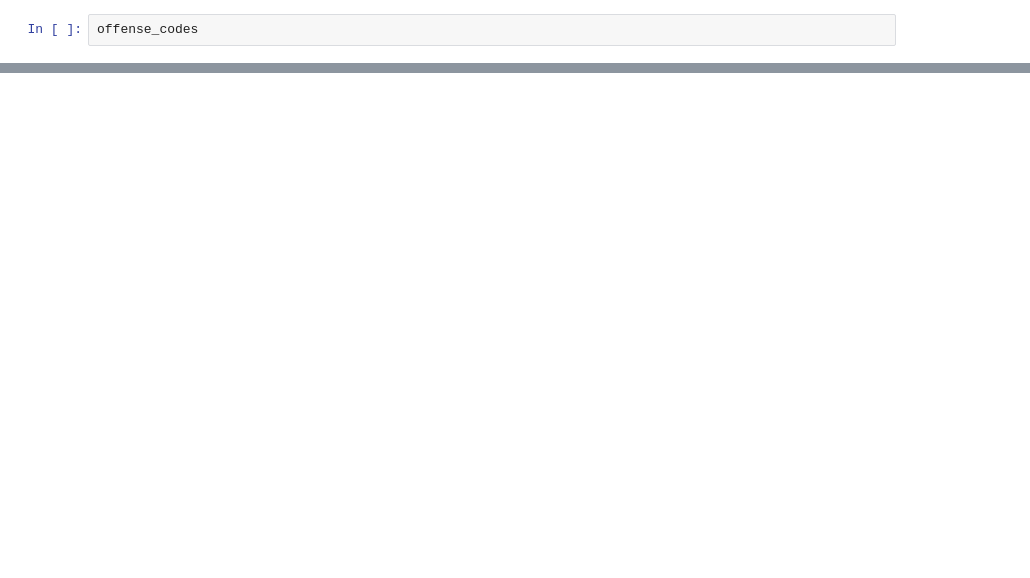
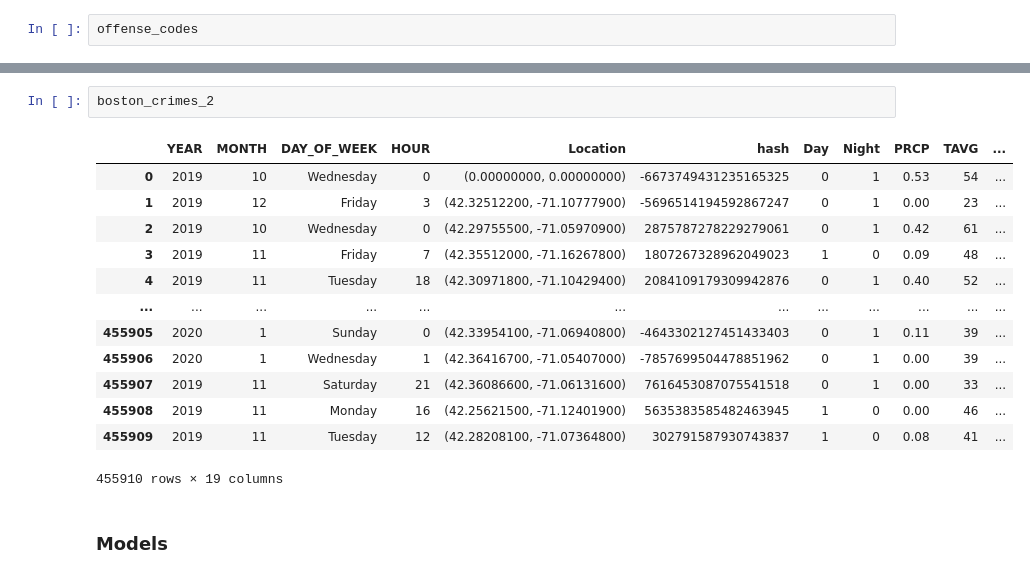
Before and after one commit to pabloazevedo/PortifolioDS, a Jupyter notebook: Boston Crimes.ipynb, the cells around one changed output, grey strips where cells are left out. Drawn from its saved outputs; the diff is of its cells as text; blank space fills up the shorter version.

Commit message:
Add features
Add features
Model build
Clustering

```diff
--- a/Boston Crimes.ipynb
+++ b/Boston Crimes.ipynb
@@ -357,0 +374,18 @@ offense_codes
+# %%
+boston_crimes_2
+# %% [output]
+|  | YEAR | MONTH | DAY_OF_WEEK | HOUR | Location | hash | Day | Night | PRCP | TAVG | ... |
+| 0 | 2019 | 10 | Wednesday | 0 | (0.00000000, 0.00000000) | -6673749431235165325 | 0 | 1 | 0.53 | 54 | ... |
+| 1 | 2019 | 12 | Friday | 3 | (42.32512200, -71.10777900) | -5696514194592867247 | 0 | 1 | 0.00 | 23 | ... |
+| 2 | 2019 | 10 | Wednesday | 0 | (42.29755500, -71.05970900) | 2875787278229279061 | 0 | 1 | 0.42 | 61 | ... |
+| 3 | 2019 | 11 | Friday | 7 | (42.35512000, -71.16267800) | 1807267328962049023 | 1 | 0 | 0.09 | 48 | ... |
+| 4 | 2019 | 11 | Tuesday | 18 | (42.30971800, -71.10429400) | 2084109179309942876 | 0 | 1 | 0.40 | 52 | ... |
+| ... | ... | ... | ... | ... | ... | ... | ... | ... | ... | ... | ... |
+| 455905 | 2020 | 1 | Sunday | 0 | (42.33954100, -71.06940800) | -4643302127451433403 | 0 | 1 | 0.11 | 39 | ... |
+| 455906 | 2020 | 1 | Wednesday | 1 | (42.36416700, -71.05407000) | -7857699504478851962 | 0 | 1 | 0.00 | 39 | ... |
+| 455907 | 2019 | 11 | Saturday | 21 | (42.36086600, -71.06131600) | 7616453087075541518 | 0 | 1 | 0.00 | 33 | ... |
+| 455908 | 2019 | 11 | Monday | 16 | (42.25621500, -71.12401900) | 5635383585482463945 | 1 | 0 | 0.00 | 46 | ... |
+| 455909 | 2019 | 11 | Tuesday | 12 | (42.28208100, -71.07364800) | 302791587930743837 | 1 | 0 | 0.08 | 41 | ... |
+455910 rows × 19 columns
+# %% [markdown]
+### Models
```
Also changed, not shown: parts of 38 cells of this notebook.
